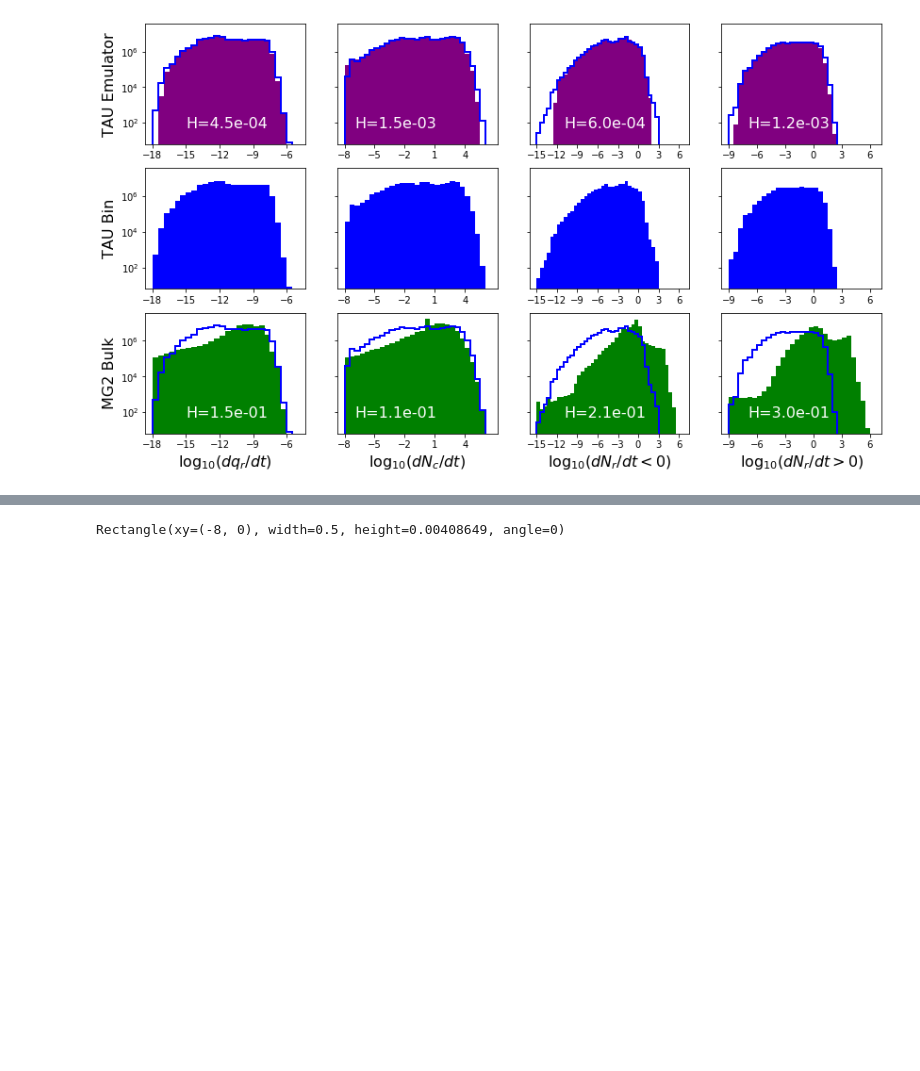
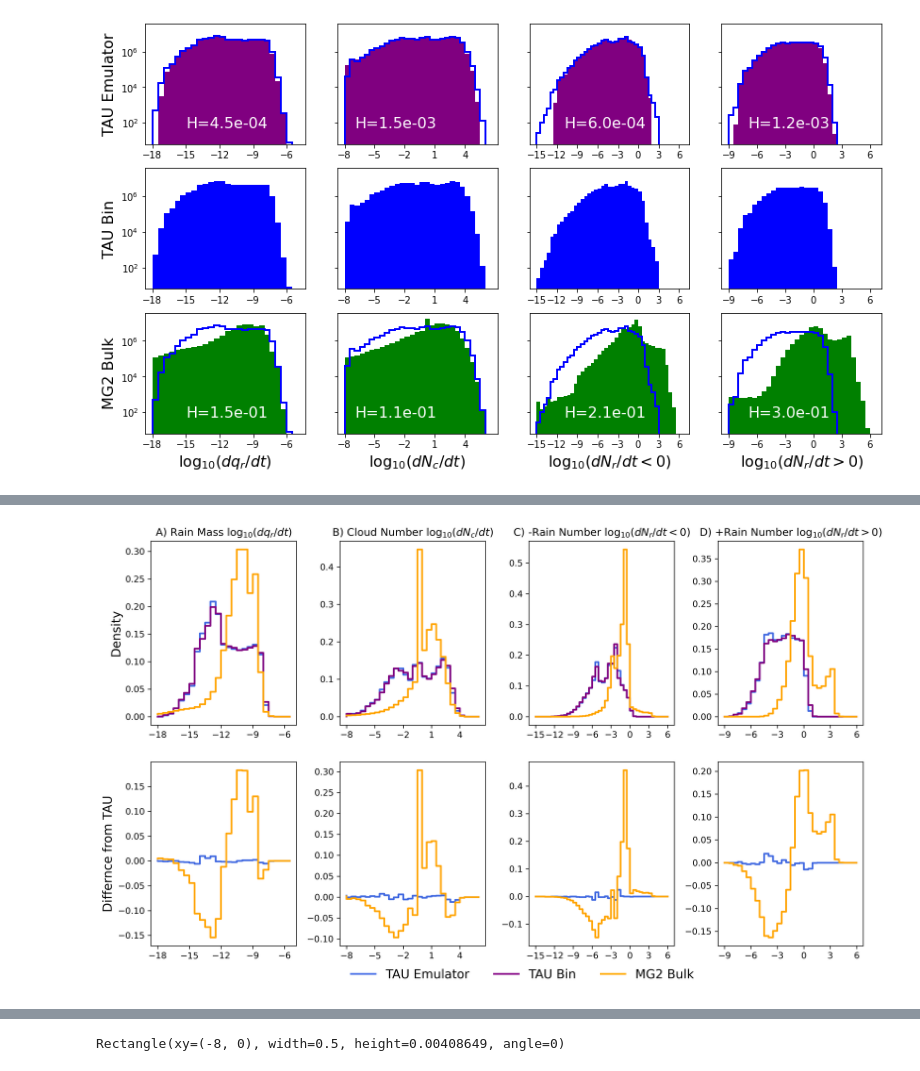
Before and after one commit to NCAR/mlmicrophysics, a Jupyter notebook: notebooks/nn_train_evaluation_20190512.ipynb, the cells around one changed output, grey strips where cells are left out. Drawn from its saved outputs; the diff is of its cells as text; code cells hidden in the pictures; blank space fills up the shorter version.

```diff
--- a/notebooks/nn_train_evaluation_20190512.ipynb
+++ b/notebooks/nn_train_evaluation_20190512.ipynb
@@ -296,0 +284,34 @@ Rectangle(xy=(-8, 0), width=0.5, height=0.00408649, angle=0)
+# %%
+fig, axes = plt.subplots(2, 4, figsize=(12.5, 8), dpi=300, sharey=False)
+plt.subplots_adjust(0.05, 0.15, 0.95, 0.95, wspace=0.3)
+
+ticks = dict(qr=np.arange(-18, -4, 3),
+             nc=np.arange(-8, 7, 3),
+             nr_neg=np.arange(-15, 7, 3),
+             nr_pos=np.arange(-9, 7, 3))
+y_labels = ["TAU Emulator", "TAU Bin", "MG2 Bulk"]
+x_labels = ["$\log_{10}(dq_r/dt)$", "$\log_{10}(dN_c/dt)$",
+            "$\log_{10}(dN_r/dt < 0)$", "$\log_{10}(dN_r/dt > 0)$"]
+colors = {"em": "royalblue", "tau": "purple", "mg2": "orange"}
+plot_objs = []
+for a, ax in enumerate(axes[0]):
+    o = out_types[a]
+    for p in pred_types:
+        plot_objs.extend(ax.step(bins[o][:-1], hists[o][p], lw=2, color=colors[p]))
+
+for a, ax in enumerate(axes[1]):
+    o = out_types[a]
+    for p in ["em", "mg2"]:
+        ax.step(bins[o][:-1], hists[o][p] - hists[o]["tau"], lw=2, color=colors[p])
+for j, out in enumerate(["qr", "nc", "nr_neg", "nr_pos"]):
+    axes[0, j].set_xticks(ticks[out])
+    axes[1, j].set_xticks(ticks[out])
+axes[0, 0].set_ylabel("Density", fontsize=14)
+axes[1, 0].set_ylabel("Differnce from TAU", fontsize=14)
+letters = ["A) Rain Mass ", "B) Cloud Number ", "C) -Rain Number ", "D) +Rain Number "]
+for j in range(4):
+    axes[0, j].set_title(letters[j] + x_labels[j], fontsize=12)
+axes[1, 1].legend(plot_objs[:3], y_labels, loc='lower left', bbox_to_anchor=(0, -0.25), ncol=3, fontsize=14, frameon=False)
+plt.savefig("tendency_hist_diff_both.pdf", bbox_inches="tight")
+# %% [output]
+[figure, added]
```
Also changed, not shown: parts of 4 cells of this notebook.
